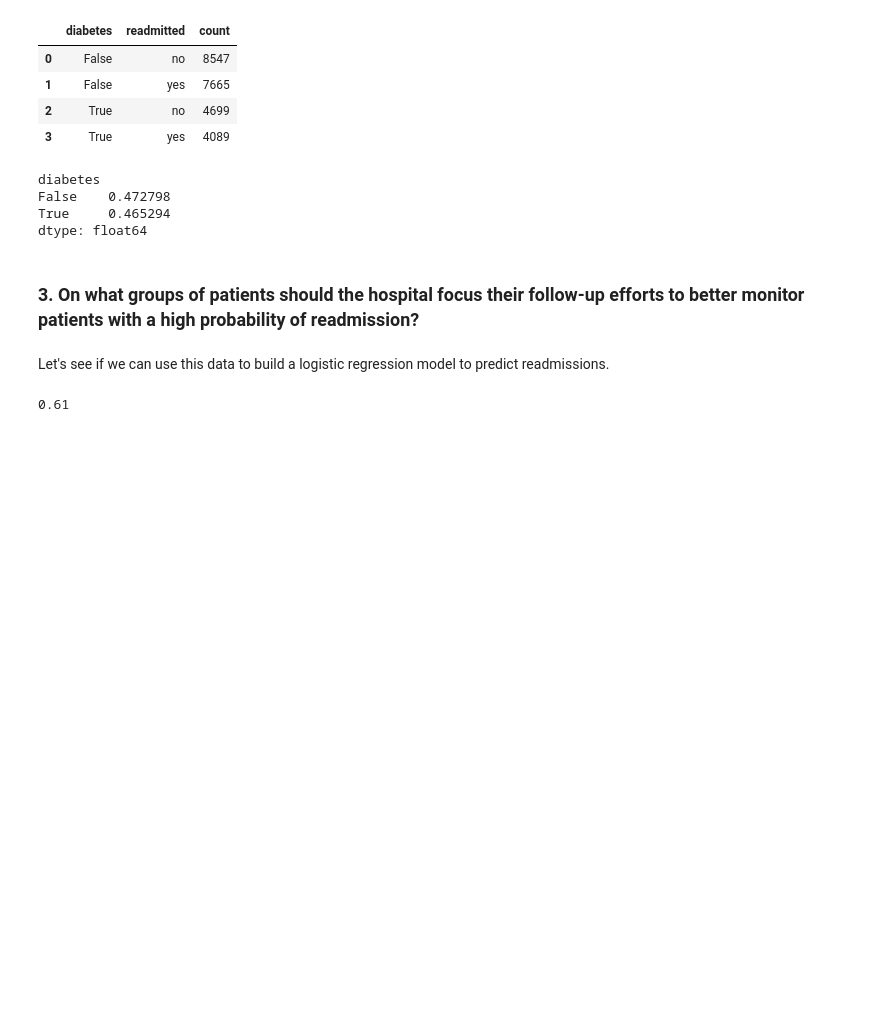
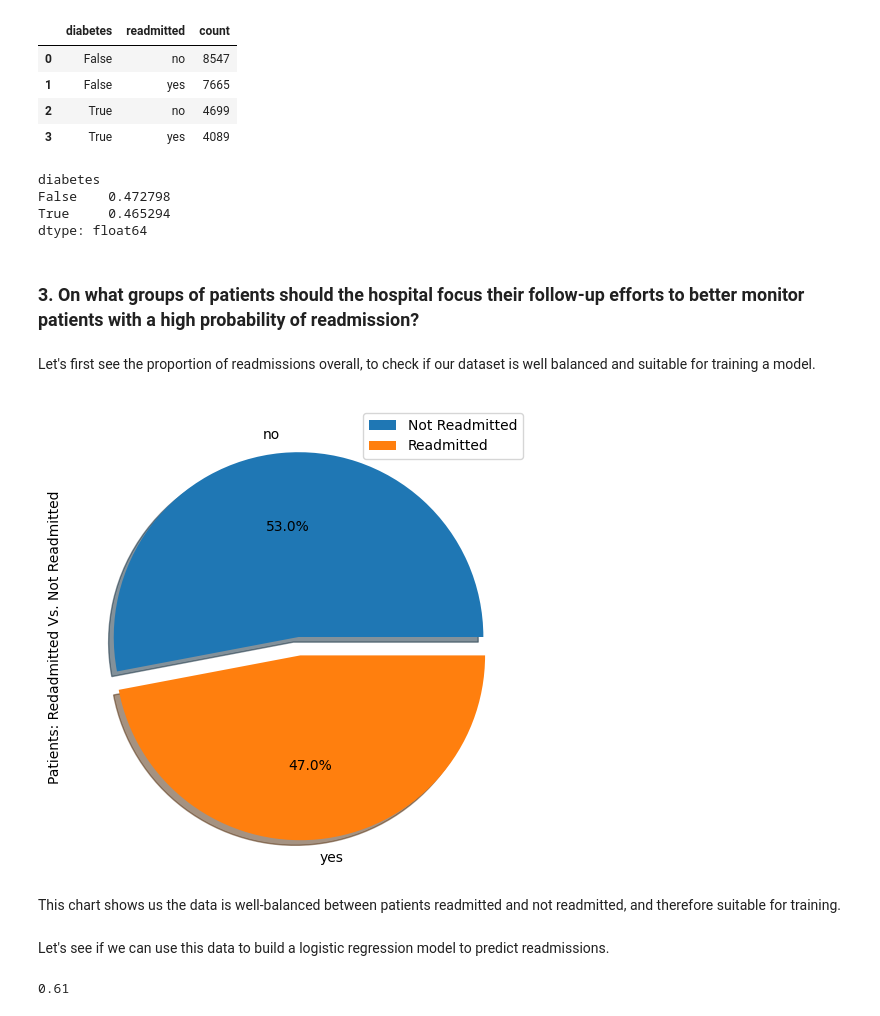
Before and after one commit to dtt101/alchemy, a Jupyter notebook: notebooks/notebook.ipynb, the cells around one changed output. Cells and saved outputs as stored; diff of their text form; code cells hidden in the pictures; blank space fills up the shorter version.

Commit message:
Check balance of target variable

```diff
--- a/notebooks/notebook.ipynb
+++ b/notebooks/notebook.ipynb
@@ -171,6 +171,24 @@ True     0.465294
 dtype: float64
 # %% [markdown]
 ### 3. On what groups of patients should the hospital focus their follow-up efforts to better monitor patients with a high probability of readmission?
+# %% [markdown]
+Let's first see the proportion of readmissions overall, to check if our dataset is well balanced and suitable for training a model.
+# %%
+# see proportion of readmissions in the dataset
+df['readmitted'].value_counts(normalize=True).plot(
+    kind='pie',
+    explode = [0, 0.1],
+    figsize=(6, 6),
+    autopct='%1.1f%%',
+    shadow=True
+)
+plt.ylabel("Patients: Redadmitted Vs. Not Readmitted")
+plt.legend(["Not Readmitted", "Readmitted"])
+plt.show()
+# %% [output]
+[figure, added]
+# %% [markdown]
+This chart shows us the data is well-balanced between patients readmitted and not readmitted, and therefore suitable for training.
 # %% [markdown]
 Let's see if we can use this data to build a logistic regression model to predict readmissions.
 # %%
```
Also changed, not shown: parts of 1 cell of this notebook.
